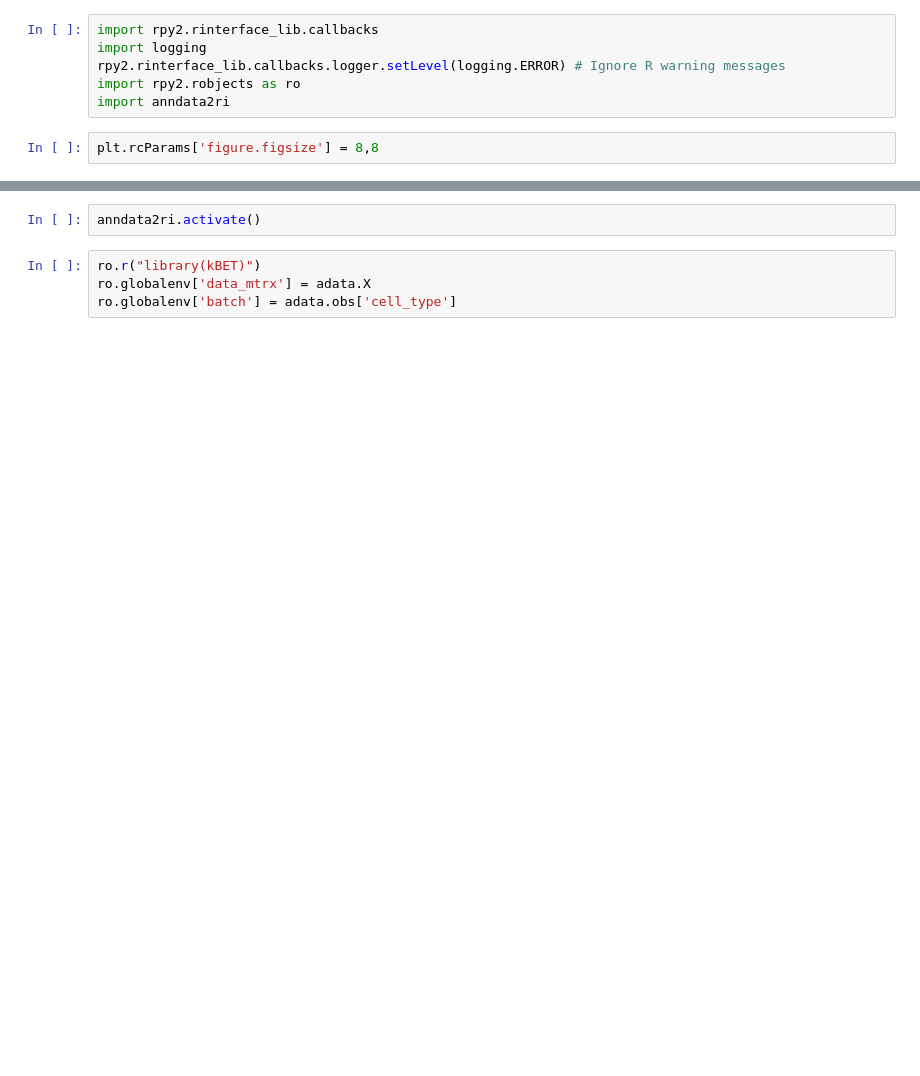
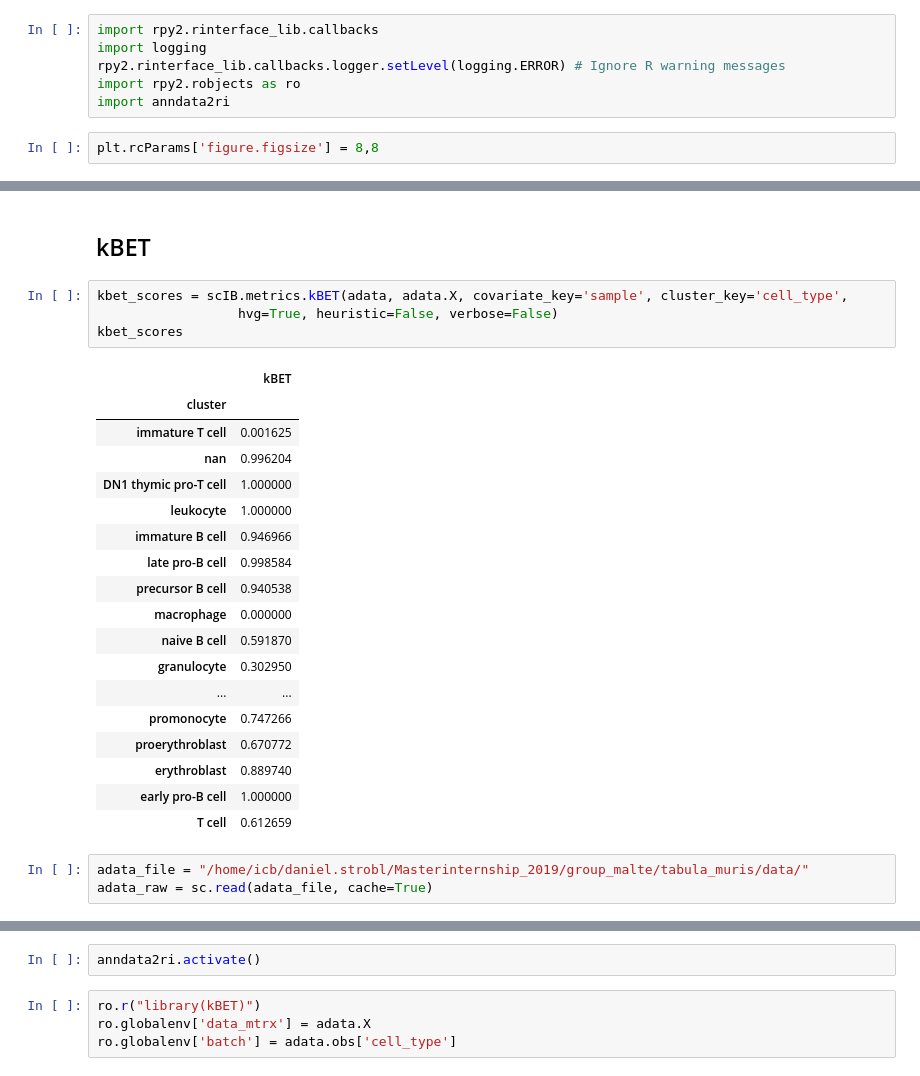
Before and after one commit to theislab/scib, a Jupyter notebook: notebooks/metrics/kBET.ipynb, the cells around one changed output, grey strips where cells are left out. Saved outputs shown, nothing was run; the diff lists cells and outputs as text; blank space fills up the shorter version.

```diff
--- a/notebooks/metrics/kBET.ipynb
+++ b/notebooks/metrics/kBET.ipynb
@@ -75,0 +49,28 @@ running Louvain clustering
+# %% [markdown]
+## kBET
+# %%
+kbet_scores = scIB.metrics.kBET(adata, adata.X, covariate_key='sample', cluster_key='cell_type',
+                  hvg=True, heuristic=False, verbose=False)
+kbet_scores
+# %% [output]
+|  | kBET |
+| cluster |  |
+| immature T cell | 0.001625 |
+| nan | 0.996204 |
+| DN1 thymic pro-T cell | 1.000000 |
+| leukocyte | 1.000000 |
+| immature B cell | 0.946966 |
+| late pro-B cell | 0.998584 |
+| precursor B cell | 0.940538 |
+| macrophage | 0.000000 |
+| naive B cell | 0.591870 |
+| granulocyte | 0.302950 |
+| ... | ... |
+| promonocyte | 0.747266 |
+| proerythroblast | 0.670772 |
+| erythroblast | 0.889740 |
+| early pro-B cell | 1.000000 |
+| T cell | 0.612659 |
+# %%
+adata_file = "/home/icb/daniel.strobl/Masterinternship_2019/group_malte/tabula_muris/data/"
+adata_raw = sc.read(adata_file, cache=True)
```
Also changed, not shown: parts of 14 cells of this notebook, 3 other files.
